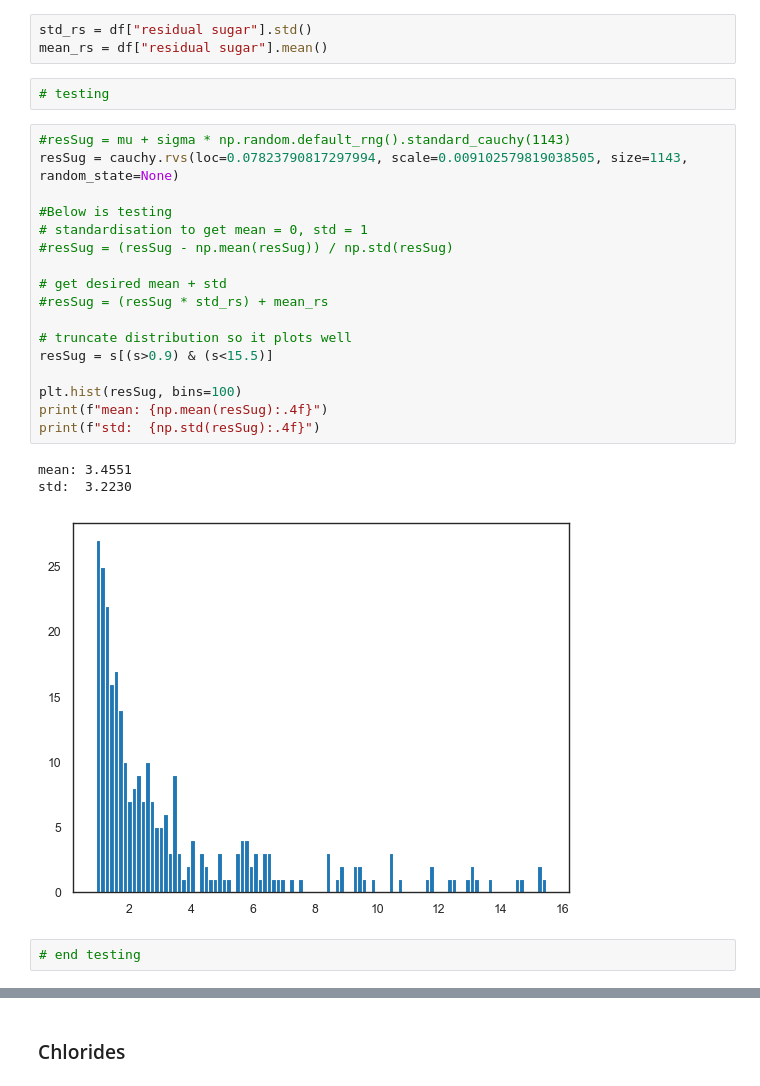
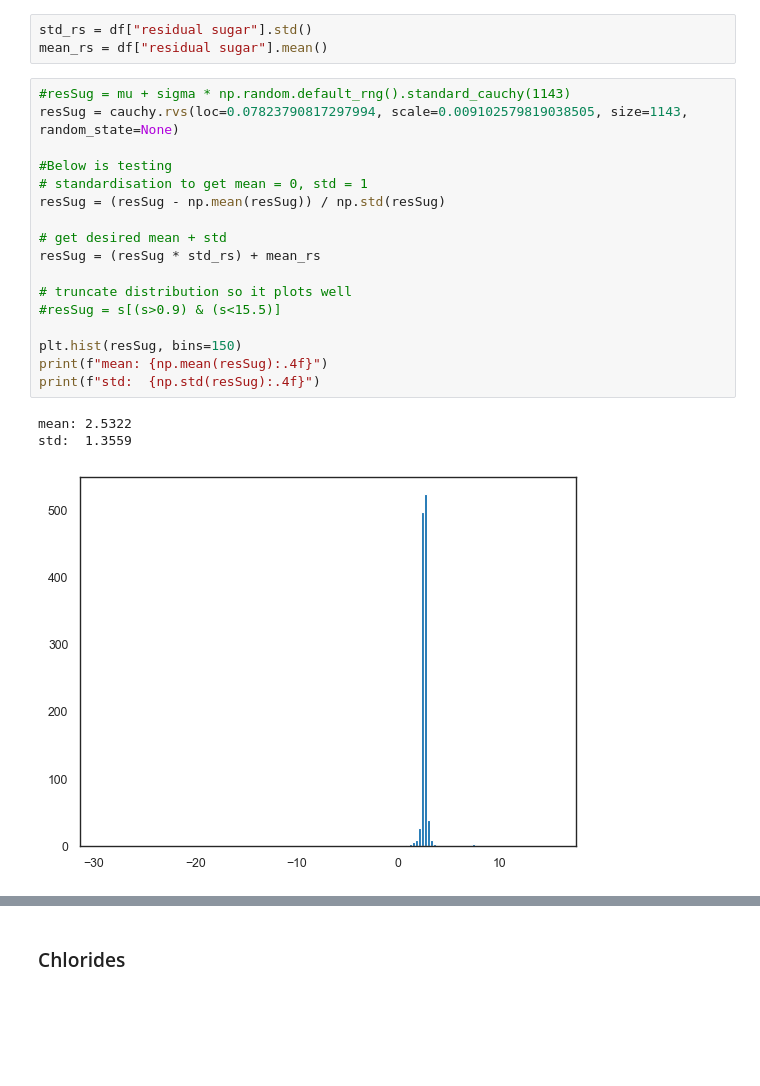
Before and after one commit to fabiofabrizi/PfDA_Project, a Jupyter notebook: PfDA_Project_Notebook.ipynb, the cells around one changed output, grey strips where cells are left out. Drawn from its saved outputs; the diff is of its cells as text; blank space fills up the shorter version.

```diff
--- a/PfDA_Project_Notebook.ipynb
+++ b/PfDA_Project_Notebook.ipynb
@@ -671,28 +732,24 @@ Name: residual sugar, dtype: float64
 # %%
 std_rs = df["residual sugar"].std()
 mean_rs = df["residual sugar"].mean()
-# %%
-# testing
 # %%
 #resSug = mu + sigma * np.random.default_rng().standard_cauchy(1143)
 resSug = cauchy.rvs(loc=0.07823790817297994, scale=0.009102579819038505, size=1143, random_state=None)
 
 #Below is testing
 # standardisation to get mean = 0, std = 1
-#resSug = (resSug - np.mean(resSug)) / np.std(resSug)
+resSug = (resSug - np.mean(resSug)) / np.std(resSug)
 
 # get desired mean + std
-#resSug = (resSug * std_rs) + mean_rs
+resSug = (resSug * std_rs) + mean_rs
 
 # truncate distribution so it plots well
-resSug = s[(s>0.9) & (s<15.5)]
+#resSug = s[(s>0.9) & (s<15.5)]
 
-plt.hist(resSug, bins=100)
+plt.hist(resSug, bins=150)
 print(f"mean: {np.mean(resSug):.4f}")
 print(f"std:  {np.std(resSug):.4f}")
 # %% [output]
-mean: 3.4551
-std:  3.2230
+mean: 2.5322
+std:  1.3559
-[figure, old version]
+[figure, new version]
-# %%
-# end testing
```
Also changed, not shown: parts of 125 cells of this notebook.
